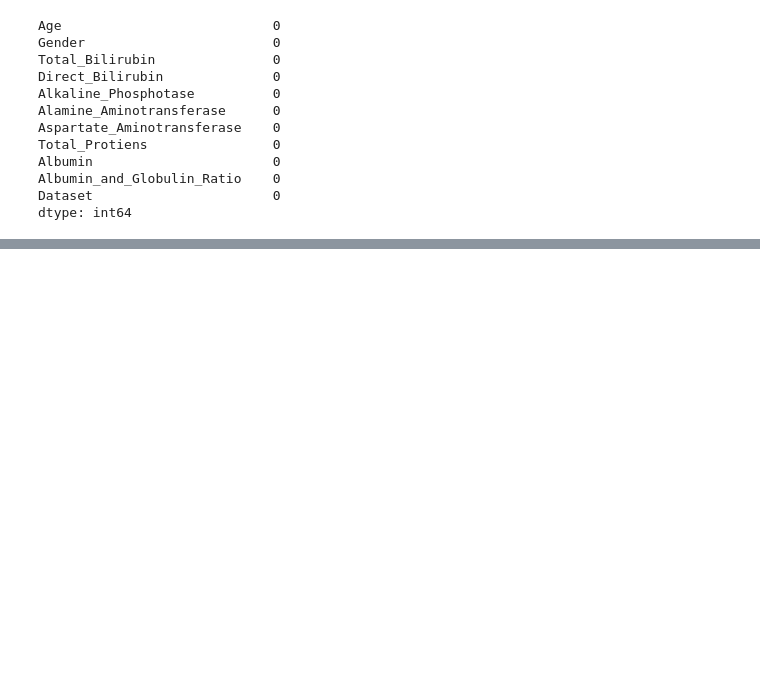
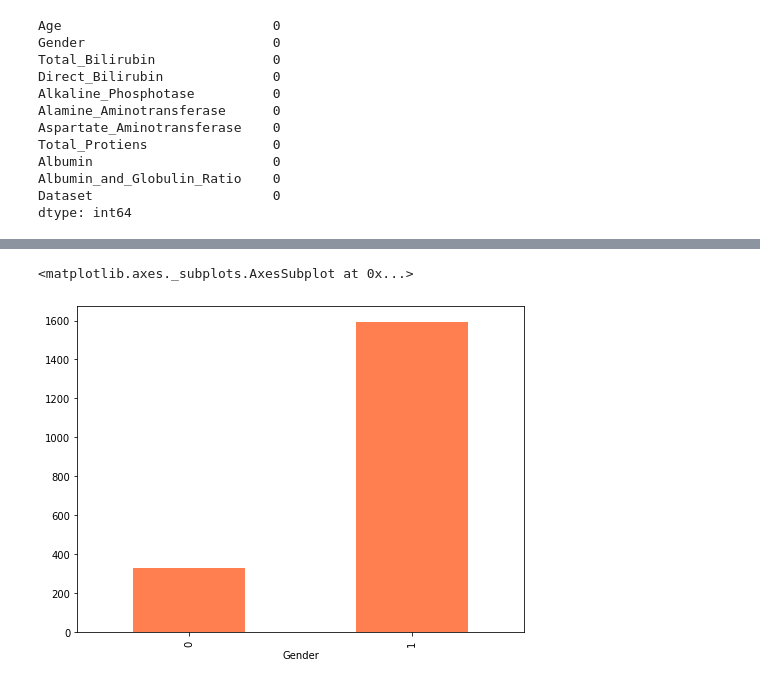
Before and after one commit to juna3977/Projektas, a Jupyter notebook: Untitled.ipynb, the cells around one changed output, grey strips where cells are left out. Drawn from its saved outputs; the diff is of its cells as text; code cells hidden in the pictures; blank space fills up the shorter version.

```diff
--- a/Untitled.ipynb
+++ b/Untitled.ipynb
@@ -81,0 +106,6 @@ dtype: int64
+# %%
+plt.figure(figsize=(8,6))
+liver.groupby('Gender').sum()['Total_Bilirubin'].plot.bar(color='coral')
+# %% [output]
+<matplotlib.axes._subplots.AxesSubplot at 0x...>
+[figure, added]
```
Also changed, not shown: parts of 10 cells of this notebook.
